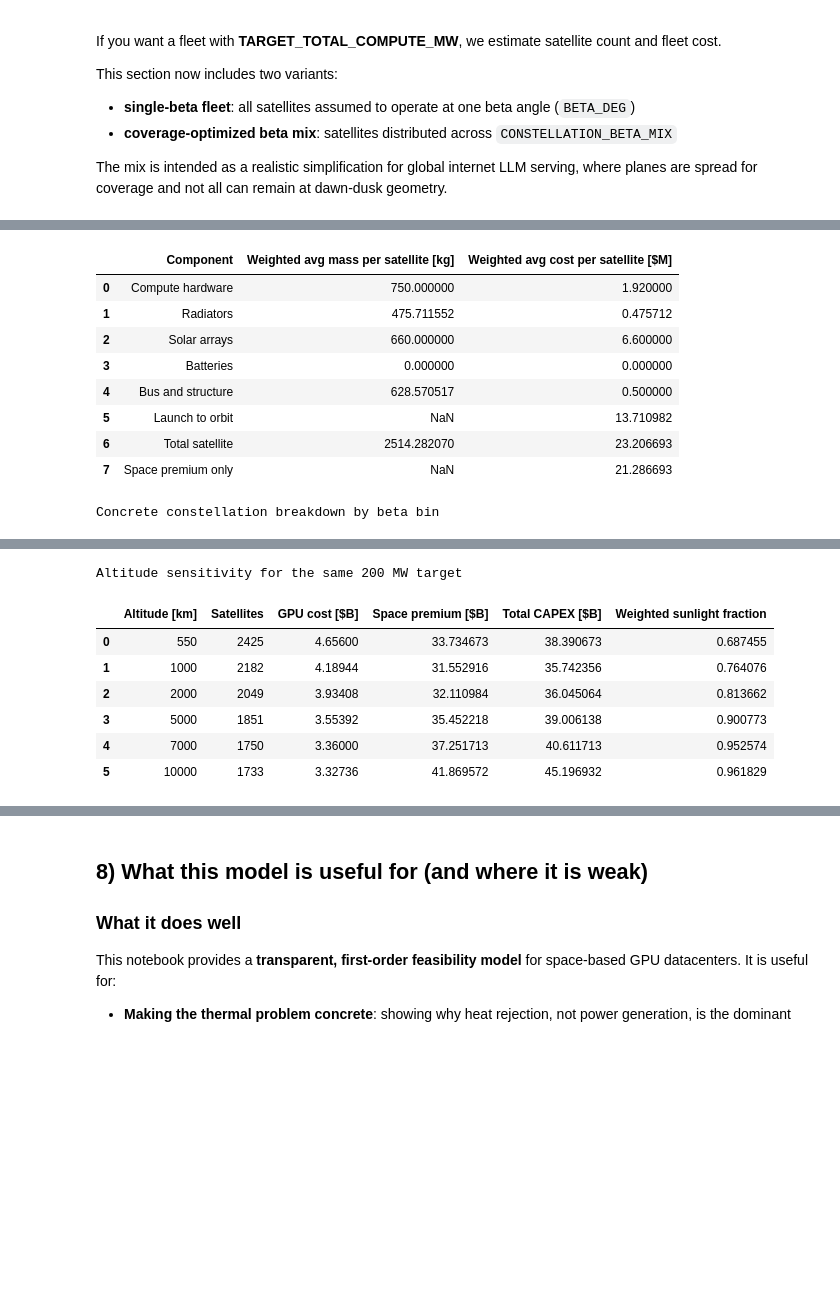
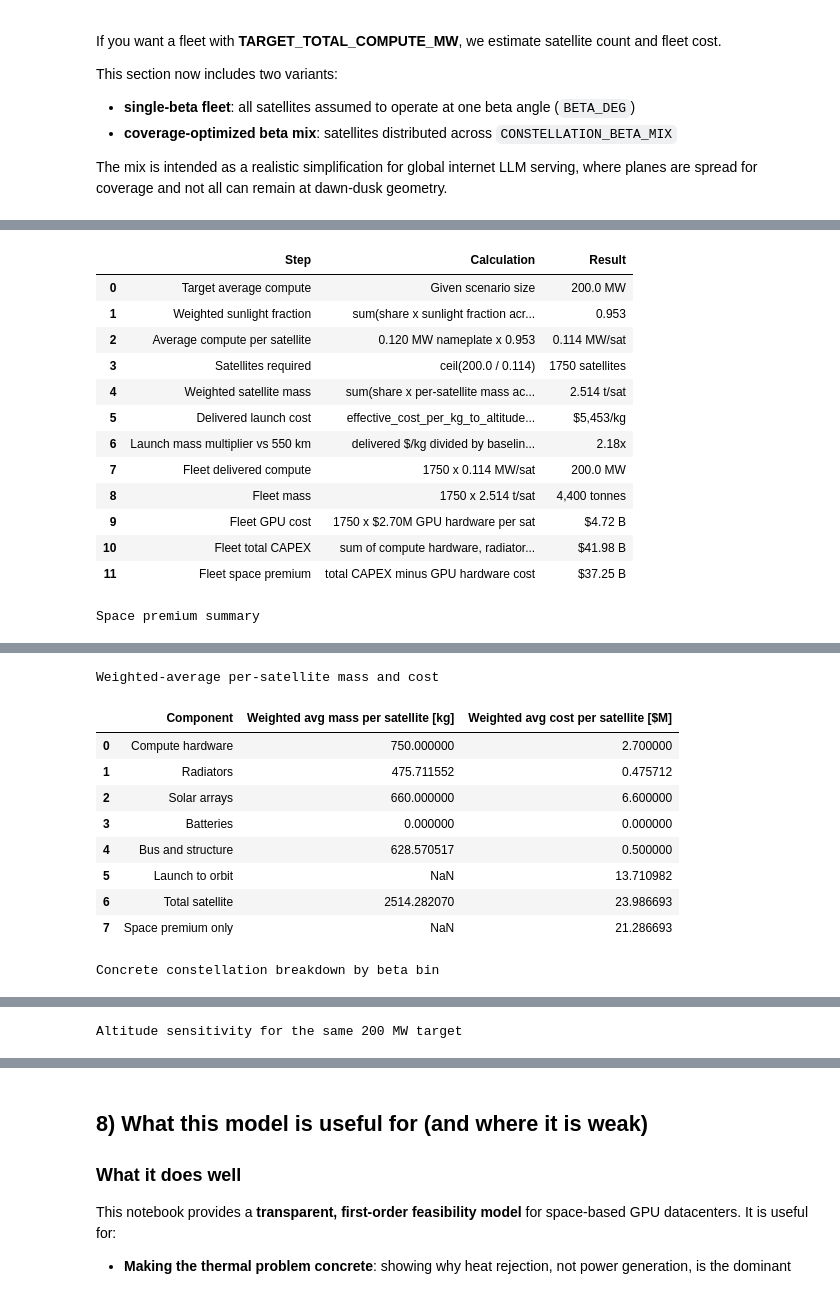
Before and after one commit to SailingSF/space_datacenters, a Jupyter notebook: space_gpu_datacenter.ipynb, the cells around one changed output, grey strips where cells are left out. Cells and saved outputs as stored; diff of their text form; code cells hidden in the pictures; blank space fills up the shorter version.

```diff
--- a/space_gpu_datacenter.ipynb
+++ b/space_gpu_datacenter.ipynb
@@ -113,7 +118,12 @@ OVERHEAD_FRAC = 0.10               # additional spacecraft-level overhead
                                     # (power conditioning, attitude control, comms — beyond compute)
 M_COMPUTE_KG = 750.0               # space-optimized compute module mass [kg]
                                     # (see derivation above; ground NVL72 is 3,000 kg)
-COMPUTE_COST_PER_KW = 16_000.0      # $ per nameplate compute kW (placeholder; coupled cost model)
+COMPUTE_COST_PER_KW = 22_500.0      # $ per nameplate compute kW
+                                    # Public pricing is sparse. Lower-bound anchor used here:
+                                    # ~9 x DGX B200-class 8-GPU systems at ~$300k each for a
+                                    # 72-GPU NVL72-equivalent module => ~$2.7M / 120 kW = $22.5k/kW.
+                                    # Uvation has also published commentary that a complete 8x B200
+                                    # server can exceed $500k, so this should be viewed as optimistic.
 
 # ==== Thermal ====
 T_GPU_C = 90.0                     # GPU junction / target hot-side temperature [°C]
@@ -142,9 +152,14 @@ RADIATOR_AREAL_DENSITY = 2.0        # kg/m^2 (assumption)
 RADIATOR_COST_PER_M2 = 2_000.0      # $/m^2 (placeholder)
 
 # ==== Solar arrays ====
-ARRAY_SPECIFIC_POWER_W_PER_KG = 200.0   # W/kg (assumption)
+ARRAY_SPECIFIC_POWER_W_PER_KG = 200.0   # W/kg
+                                        # Anchored to Solestial/Opterus public target for
+                                        # next-generation 50 kW-class arrays.
 ARRAY_POWER_DENSITY_W_PER_M2 = 400.0    # W/m^2 at bus (assumption; bundles efficiency+derates)
-ARRAY_COST_PER_W = 50.0                 # $/W (placeholder)
+ARRAY_COST_PER_W = 50.0                 # $/W
+                                        # Public spacecraft-array pricing is opaque; this is anchored
+                                        # to Solestial's public ~$40/W target for large, 200 W/kg arrays,
+                                        # rounded up slightly for conservatism.
 
 # ==== Batteries (optional for 24/7) ====
 BATTERY_SPECIFIC_ENERGY_WH_PER_KG = 200.0   # Wh/kg (assumption)
@@ -1818,6 +1840,21 @@ space_premium_summary_df = pd.DataFrame([
     },
 ])
 
+cost_anchor_df = pd.DataFrame([
+    {
+        "Assumption": "GPU / compute hardware",
+        "Model value": f"${COMPUTE_COST_PER_KW:,.0f}/kW",
+        "Public anchor": "~$300k per 8-GPU DGX B200 public reseller listing",
+        "Source / note": "Uvation marketplace listing indexed by web search; Uvation also says complete 8x B200 systems can exceed $500k, so this anchor is likely optimistic.",
+    },
+    {
+        "Assumption": "Solar arrays",
+        "Model value": f"${ARRAY_COST_PER_W:.0f}/W",
+        "Public anchor": "~$40/W target at 200 W/kg for next-generation 50 kW-class arrays",
+        "Source / note": "Solestial + Opterus public SBIR statements; notebook rounds this up slightly to $50/W.",
+    },
+])
+
 per_sat_component_df = pd.DataFrame([
     {
         "Component": "Compute hardware",
@@ -1931,7 +1968,10 @@ print(f"Fleet space premium:          ${fleet_space_premium_usd/1e9:.2f} B")
 print(f"Space premium formula:        ${fleet_total_capex_usd/1e9:.2f} B - ${fleet_gpu_cost_usd/1e9:.2f} B = ${fleet_space_premium_usd/1e9:.2f} B")
 print(f"One-way nadir latency:        {one_way_ms:.1f} ms")
 
-print("\nCalculation trace")
+print("\nCost assumption anchors")
+display(cost_anchor_df)
+
+print("Calculation trace")
 display(calculation_trace_df)
 
 print("Space premium summary")
@@ -1980,10 +2010,14 @@ Weighted-average per-satellite mass and cost
-|  | Component | Weighted avg mass per satellite [kg] | Weighted avg cost per satellite [$M] |
-| 0 | Compute hardware | 750.000000 | 1.920000 |
-| 1 | Radiators | 475.711552 | 0.475712 |
-| 2 | Solar arrays | 660.000000 | 6.600000 |
-| 3 | Batteries | 0.000000 | 0.000000 |
-| 4 | Bus and structure | 628.570517 | 0.500000 |
-| 5 | Launch to orbit | NaN | 13.710982 |
-| 6 | Total satellite | 2514.282070 | 23.206693 |
-| 7 | Space premium only | NaN | 21.286693 |
+|  | Step | Calculation | Result |
+| 0 | Target average compute | Given scenario size | 200.0 MW |
+| 1 | Weighted sunlight fraction | sum(share x sunlight fraction acr... | 0.953 |
+| 2 | Average compute per satellite | 0.120 MW nameplate x 0.953 | 0.114 MW/sat |
+| 3 | Satellites required | ceil(200.0 / 0.114) | 1750 satellites |
+| 4 | Weighted satellite mass | sum(share x per-satellite mass ac... | 2.514 t/sat |
+| 5 | Delivered launch cost | effective_cost_per_kg_to_altitude... | $5,453/kg |
+| 6 | Launch mass multiplier vs 550 km | delivered $/kg divided by baselin... | 2.18x |
+| 7 | Fleet delivered compute | 1750 x 0.114 MW/sat | 200.0 MW |
+| 8 | Fleet mass | 1750 x 2.514 t/sat | 4,400 tonnes |
+| 9 | Fleet GPU cost | 1750 x $2.70M GPU hardware per sat | $4.72 B |
+| 10 | Fleet total CAPEX | sum of compute hardware, radiator... | $41.98 B |
+| 11 | Fleet space premium | total CAPEX minus GPU hardware cost | $37.25 B |
-Concrete constellation breakdown by beta bin
+Space premium summary
@@ -1995,8 +2031,11 @@ Concrete constellation breakdown by beta bin
-Altitude sensitivity for the same 200 MW target
+Weighted-average per-satellite mass and cost
-|  | Altitude [km] | Satellites | GPU cost [$B] | Space premium [$B] | Total CAPEX [$B] | Weighted sunlight fraction |
-| 0 | 550 | 2425 | 4.65600 | 33.734673 | 38.390673 | 0.687455 |
-| 1 | 1000 | 2182 | 4.18944 | 31.552916 | 35.742356 | 0.764076 |
-| 2 | 2000 | 2049 | 3.93408 | 32.110984 | 36.045064 | 0.813662 |
-| 3 | 5000 | 1851 | 3.55392 | 35.452218 | 39.006138 | 0.900773 |
-| 4 | 7000 | 1750 | 3.36000 | 37.251713 | 40.611713 | 0.952574 |
-| 5 | 10000 | 1733 | 3.32736 | 41.869572 | 45.196932 | 0.961829 |
+|  | Component | Weighted avg mass per satellite [kg] | Weighted avg cost per satellite [$M] |
+| 0 | Compute hardware | 750.000000 | 2.700000 |
+| 1 | Radiators | 475.711552 | 0.475712 |
+| 2 | Solar arrays | 660.000000 | 6.600000 |
+| 3 | Batteries | 0.000000 | 0.000000 |
+| 4 | Bus and structure | 628.570517 | 0.500000 |
+| 5 | Launch to orbit | NaN | 13.710982 |
+| 6 | Total satellite | 2514.282070 | 23.986693 |
+| 7 | Space premium only | NaN | 21.286693 |
+Concrete constellation breakdown by beta bin
@@ -2002,0 +2047 @@ Altitude sensitivity for the same 200 MW target
+Altitude sensitivity for the same 200 MW target
```
Also changed, not shown: parts of 9 cells of this notebook.
